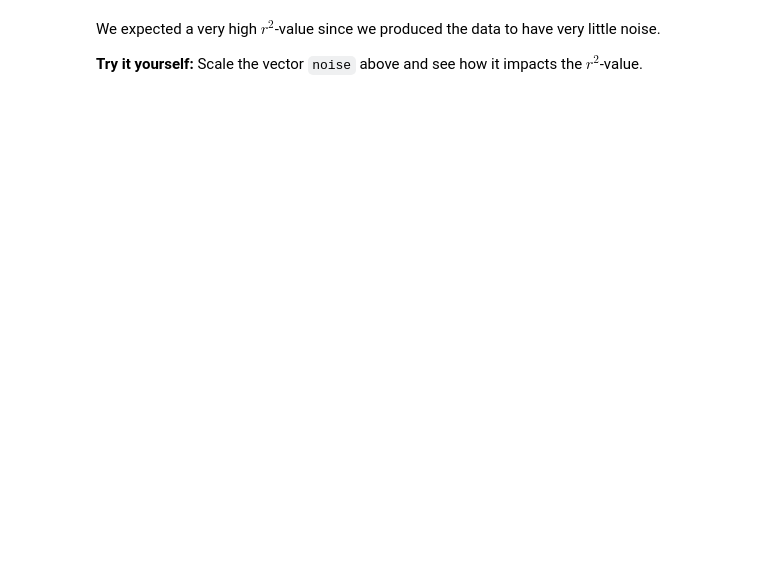
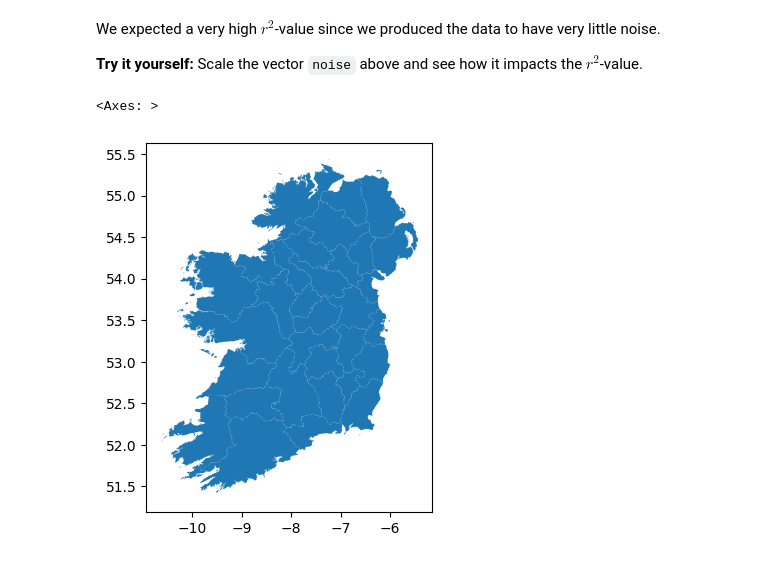
Before and after one commit to joshmaglione/CS102-Jupyter, a Jupyter notebook: Week10.ipynb, the cells around one changed output. Saved outputs shown, nothing was run; the diff lists cells and outputs as text; code cells hidden in the pictures; blank space fills up the shorter version.

```diff
--- a/Week10.ipynb
+++ b/Week10.ipynb
@@ -87,3 +88,47 @@ plt.show()
 We expected a very high $r^2$-value since we produced the data to have very little noise.
 
 **Try it yourself:** Scale the vector `noise` above and see how it impacts the $r^2$-value.
+# %%
+# Data from: https://data.cso.ie/table/HPM04
+from functools import reduce
+import geopandas as gpd
+df = pd.read_csv("data/Household.csv")
+df = df.rename(columns={"Statistic Label": "Label"})
+dfs = [df.query(f"Label == '{x}'") for x in df.Label.unique()]
+for i, df in enumerate(dfs):
+	dfs[i] = (df
+		.rename(columns={"VALUE": f"{df.Label.unique()[0]}"})
+		.query("`Stamp Duty Event` == 'Executions'")
+		.drop(columns=["Label", "UNIT", "Stamp Duty Event", "Eircode Output"])
+	)
+df = reduce(pd.merge, dfs)
+df["Value of Sales"] *= 1_000_000
+df = (df
+	.rename(columns={
+		"Volume of Sales" : "Volume",
+		"Mean Sale Price" : "Mean",
+		"Median Price" : "Median",
+		"Value of Sales" : "Value"
+	})
+	.astype({"Volume": "i", "Mean": "i", "Median": "i", "Value": "i"})
+)
+
+df.head()
+
+import matplotlib.pyplot as plt
+
+# Load the shapefile of Ireland
+ireland_map = gpd.read_file("data/IrelandMap/counties.shp")
+
+# Merge the map with your dataframe containing Eircode values
+# merged_data = ireland_map.merge(df, left_on="Eircode", right_on="Eircode", how="left")
+
+# # Plot the map with the values
+# fig, ax = plt.subplots(figsize=(10, 10))
+# merged_data.plot(column="Value", cmap="Blues", linewidth=0.8, ax=ax, edgecolor="0.8", legend=True)
+# plt.title("Value associated with each Eircode in Ireland")
+# plt.show()
+ireland_map.plot()
+# %% [output]
+<Axes: >
+[figure, added]
```
Also changed, not shown: parts of 3 cells of this notebook, 5 other files.
